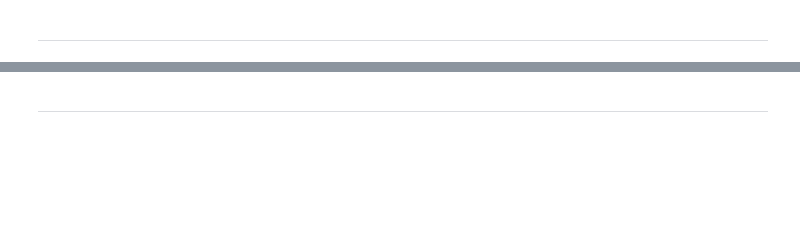
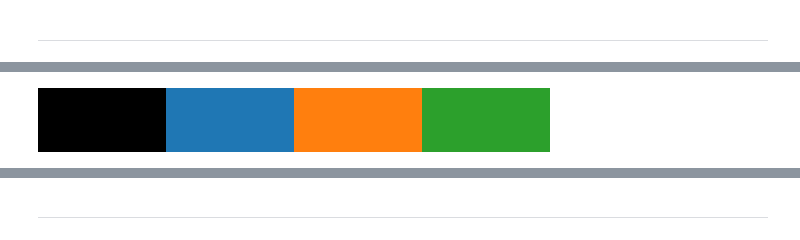
Before and after one commit to psb629/CommonLab, a Jupyter notebook: GP/scripts/KJH/LME/LME.ipynb, the cells around one changed output, grey strips where cells are left out. Cells and saved outputs as stored; diff of their text form; code cells hidden in the pictures; blank space fills up the shorter version.

```diff
--- a/GP/scripts/KJH/LME/LME.ipynb
+++ b/GP/scripts/KJH/LME/LME.ipynb
@@ -114,0 +200,9 @@ fig.tight_layout()
+# %%
+from matplotlib import cm, colors, patches, lines
+
+# palette = sns.color_palette("deep", len(df_tmp.group.unique()))
+palette = ["#000000", "#1f77b4", "#ff7f0e", "#2ca02c"]
+cmap = colors.ListedColormap(palette)
+cmap
+# %% [output]
+[figure, added]
```
Also changed, not shown: parts of 39 cells of this notebook.
